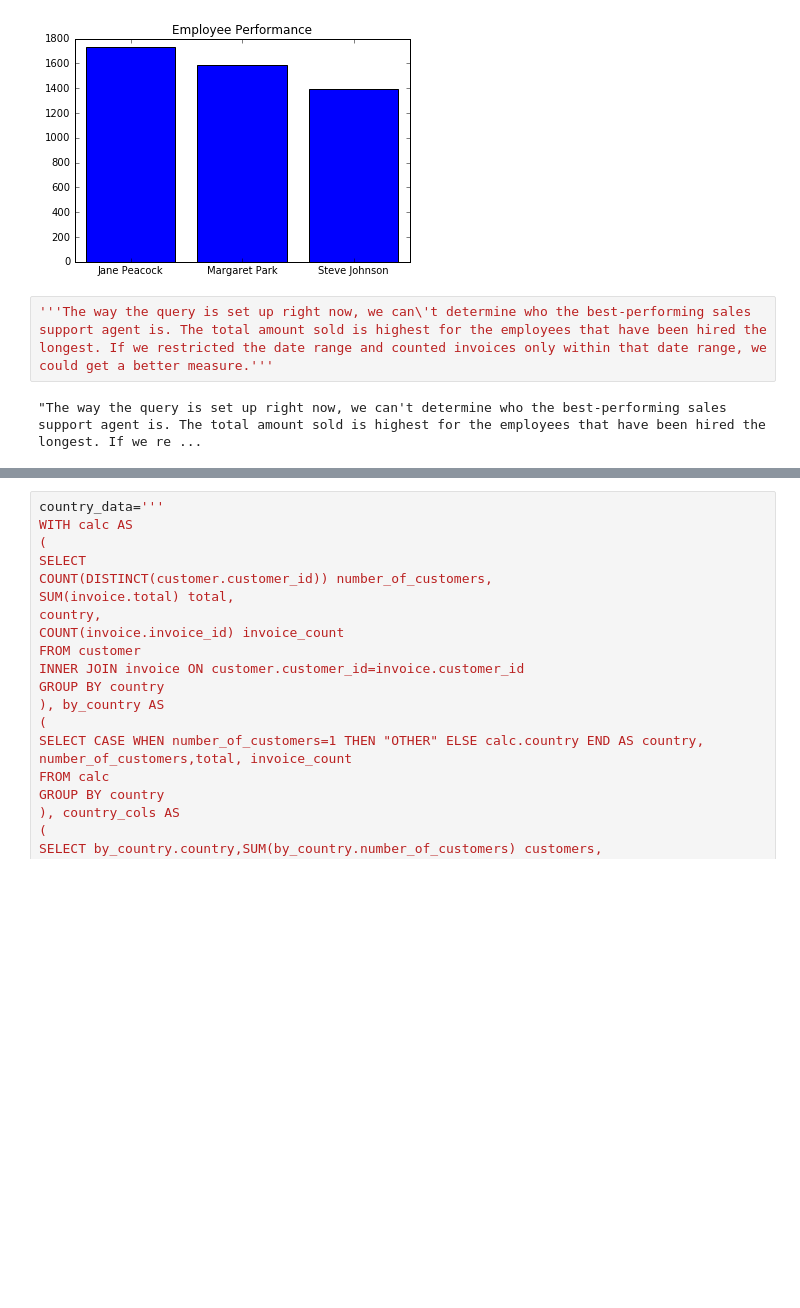
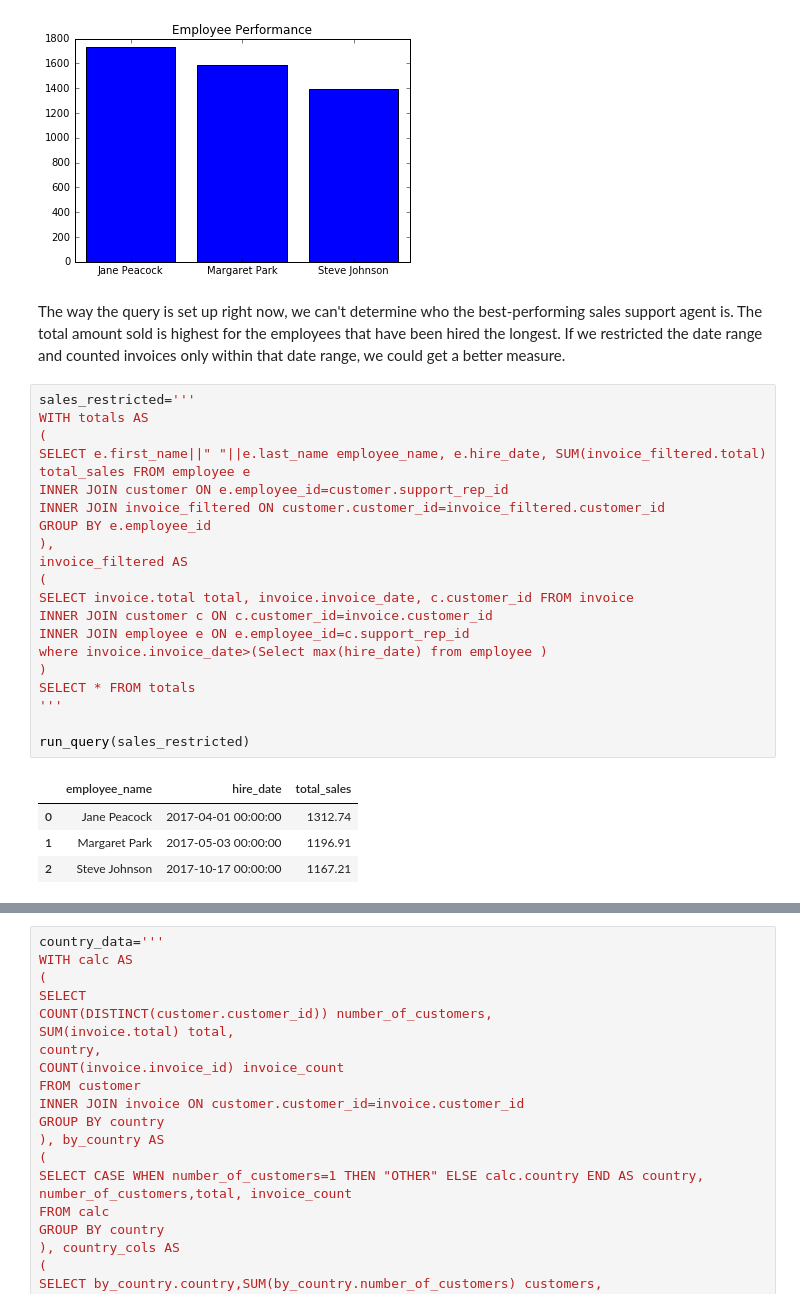
Before and after one commit to cidetraq/record-sales-SQL, a Jupyter notebook: record_sales.ipynb, the cells around one changed output, grey strips where cells are left out. Saved outputs shown, nothing was run; the diff lists cells and outputs as text; blank space fills up the shorter version.

Commit message:
Added more comments and new sales restricted by date analysis

```diff
--- a/record_sales.ipynb
+++ b/record_sales.ipynb
@@ -115,7 +125,30 @@ plt.title("Employee Performance")
 # %% [output]
 <matplotlib.text.Text at 0x...>
 [figure]
-# %%
-'''The way the query is set up right now, we can\'t determine who the best-performing sales support agent is. The total amount sold is highest for the employees that have been hired the longest. If we restricted the date range and counted invoices only within that date range, we could get a better measure.'''
-# %% [output]
-"The way the query is set up right now, we can't determine who the best-performing sales support agent is. The total amount sold is highest for the employees that have been hired the longest. If we re ...
+# %% [markdown]
+The way the query is set up right now, we can't determine who the best-performing sales support agent is. The total amount sold is highest for the employees that have been hired the longest. If we restricted the date range and counted invoices only within that date range, we could get a better measure.
+# %%
+sales_restricted='''
+WITH totals AS
+(
+SELECT e.first_name||" "||e.last_name employee_name, e.hire_date, SUM(invoice_filtered.total) total_sales FROM employee e
+INNER JOIN customer ON e.employee_id=customer.support_rep_id
+INNER JOIN invoice_filtered ON customer.customer_id=invoice_filtered.customer_id
+GROUP BY e.employee_id
+),
+invoice_filtered AS
+(
+SELECT invoice.total total, invoice.invoice_date, c.customer_id FROM invoice
+INNER JOIN customer c ON c.customer_id=invoice.customer_id
+INNER JOIN employee e ON e.employee_id=c.support_rep_id
+where invoice.invoice_date>(Select max(hire_date) from employee )
+)
+SELECT * FROM totals
+'''
+
+run_query(sales_restricted)
+# %% [output]
+|  | employee_name | hire_date | total_sales |
+| 0 | Jane Peacock | 2017-04-01 00:00:00 | 1312.74 |
+| 1 | Margaret Park | 2017-05-03 00:00:00 | 1196.91 |
+| 2 | Steve Johnson | 2017-10-17 00:00:00 | 1167.21 |
```
Also changed, not shown: parts of 13 cells of this notebook.
